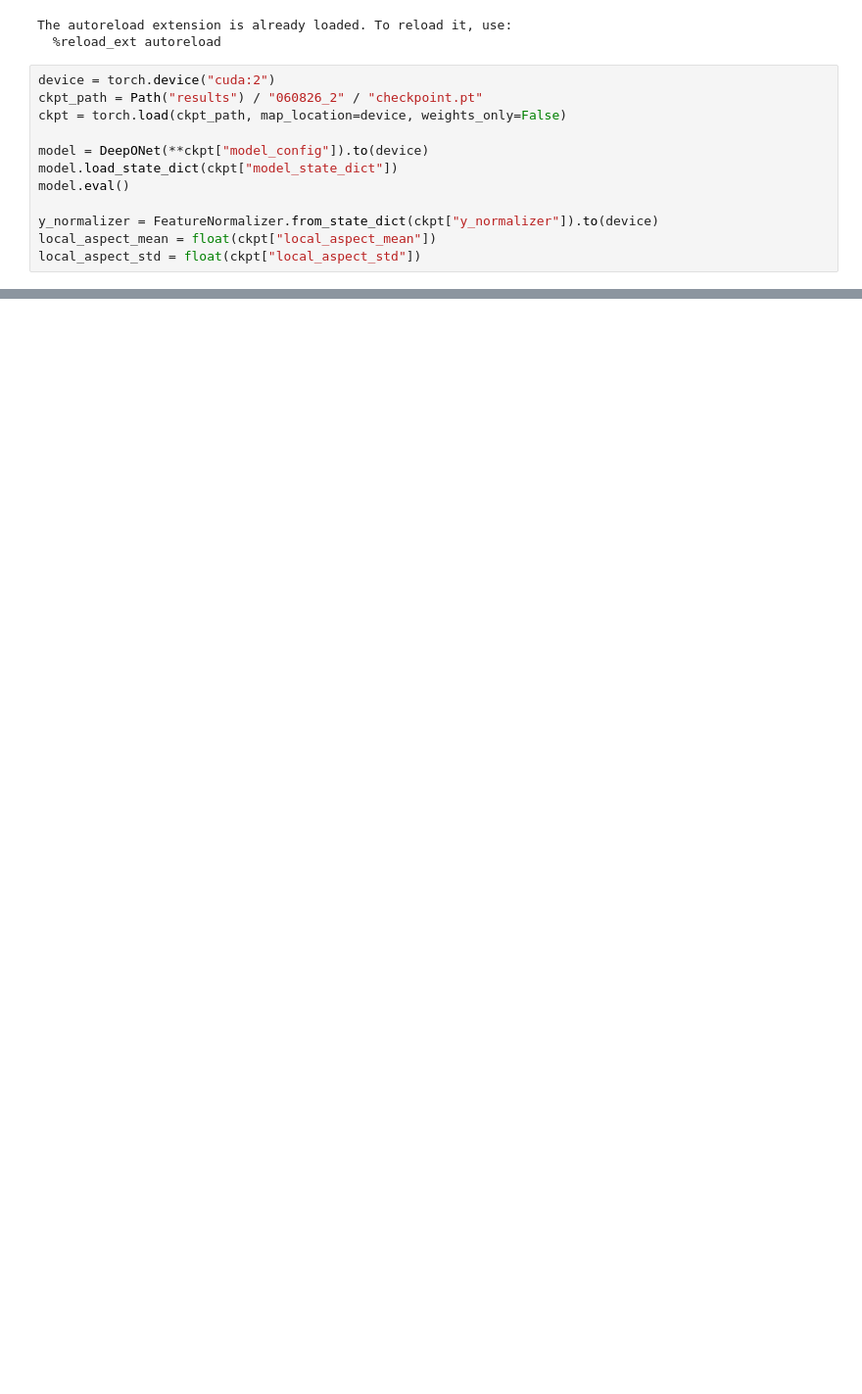
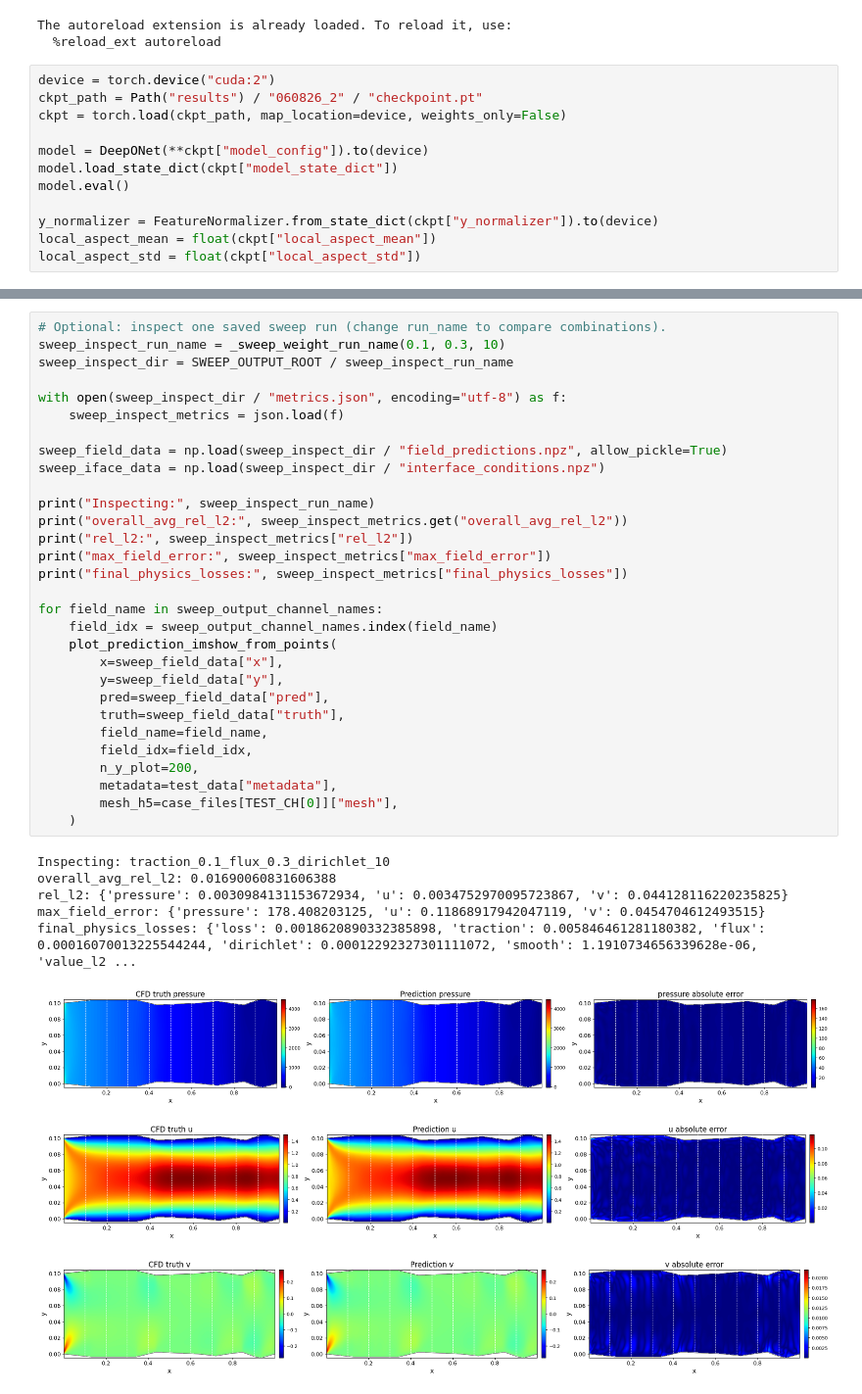
Before and after one commit to lesliekhwang/PIDIF, a Jupyter notebook: DeepONet/iterative_inference.ipynb, the cells around one changed output, grey strips where cells are left out. Shown at 98% size. Saved outputs shown, nothing was run; the diff lists cells and outputs as text; blank space fills up the shorter version.

```diff
--- a/DeepONet/iterative_inference.ipynb
+++ b/DeepONet/iterative_inference.ipynb
@@ -374,0 +821,39 @@ for c in range(best_z.shape[2]):
+# %%
+# Optional: inspect one saved sweep run (change run_name to compare combinations).
+sweep_inspect_run_name = _sweep_weight_run_name(0.1, 0.3, 10)
+sweep_inspect_dir = SWEEP_OUTPUT_ROOT / sweep_inspect_run_name
+
+with open(sweep_inspect_dir / "metrics.json", encoding="utf-8") as f:
+    sweep_inspect_metrics = json.load(f)
+
+sweep_field_data = np.load(sweep_inspect_dir / "field_predictions.npz", allow_pickle=True)
+sweep_iface_data = np.load(sweep_inspect_dir / "interface_conditions.npz")
+
+print("Inspecting:", sweep_inspect_run_name)
+print("overall_avg_rel_l2:", sweep_inspect_metrics.get("overall_avg_rel_l2"))
+print("rel_l2:", sweep_inspect_metrics["rel_l2"])
+print("max_field_error:", sweep_inspect_metrics["max_field_error"])
+print("final_physics_losses:", sweep_inspect_metrics["final_physics_losses"])
+
+for field_name in sweep_output_channel_names:
+    field_idx = sweep_output_channel_names.index(field_name)
+    plot_prediction_imshow_from_points(
+        x=sweep_field_data["x"],
+        y=sweep_field_data["y"],
+        pred=sweep_field_data["pred"],
+        truth=sweep_field_data["truth"],
+        field_name=field_name,
+        field_idx=field_idx,
+        n_y_plot=200,
+        metadata=test_data["metadata"],
+        mesh_h5=case_files[TEST_CH[0]]["mesh"],
+    )
+# %% [output]
+Inspecting: traction_0.1_flux_0.3_dirichlet_10
+overall_avg_rel_l2: 0.01690060831606388
+rel_l2: {'pressure': 0.0030984131153672934, 'u': 0.0034752970095723867, 'v': 0.044128116220235825}
+max_field_error: {'pressure': 178.408203125, 'u': 0.11868917942047119, 'v': 0.0454704612493515}
+final_physics_losses: {'loss': 0.0018620890332385898, 'traction': 0.005846461281180382, 'flux': 0.00016070013225544244, 'dirichlet': 0.00012292327301111072, 'smooth': 1.1910734656339628e-06, 'value_l2 ...
+[figure, added]
+[figure, added]
+[figure, added]
```
Also changed, not shown: parts of 26 cells of this notebook, 8 other files.
